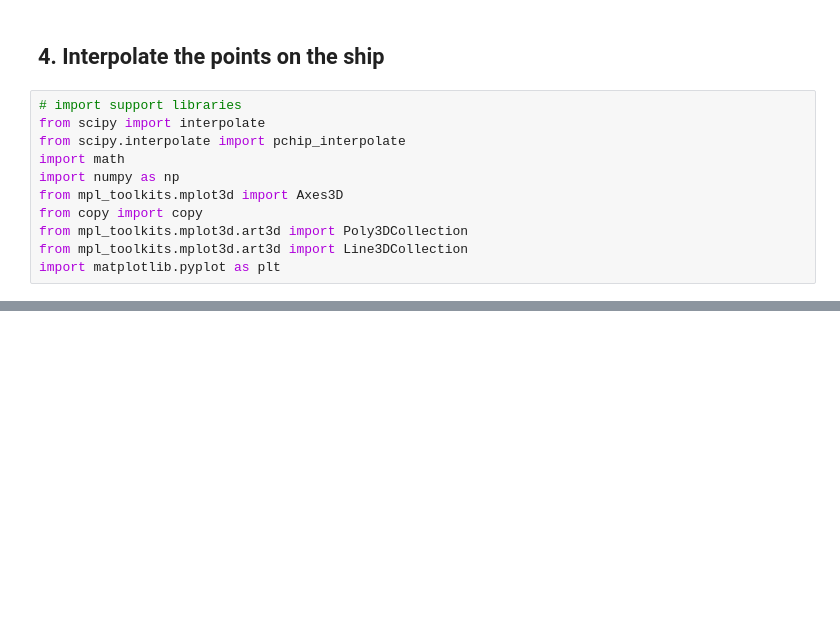
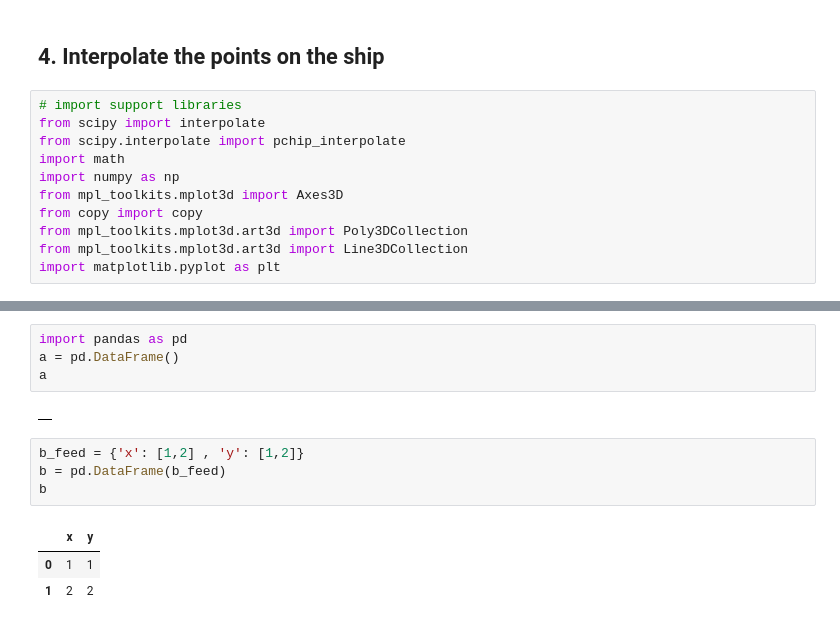
Before and after one commit to WHW-HAHA/Ship-mesher, a Jupyter notebook: New/Ship_mesher.ipynb, the cells around one changed output, grey strips where cells are left out. Drawn from its saved outputs; the diff is of its cells as text; blank space fills up the shorter version.

```diff
--- a/New/Ship_mesher.ipynb
+++ b/New/Ship_mesher.ipynb
@@ -704,3 +778,17 @@ Post_ship = Interpolated_ship(LBDT = New_dim_LBDT_list,
 Post_ship.ship_interpolate()
 # %% [output]
 SyntaxError: invalid syntax (<ipython-input-7-8e86728d7f53>, line 3)
+# %%
+import pandas as pd
+a = pd.DataFrame()
+a
+# %% [output]
+|  |
+# %%
+b_feed = {'x': [1,2] , 'y': [1,2]}
+b = pd.DataFrame(b_feed)
+b
+# %% [output]
+|  | x | y |
+| 0 | 1 | 1 |
+| 1 | 2 | 2 |
```
Also changed, not shown: parts of 8 cells of this notebook, 1 other file.
